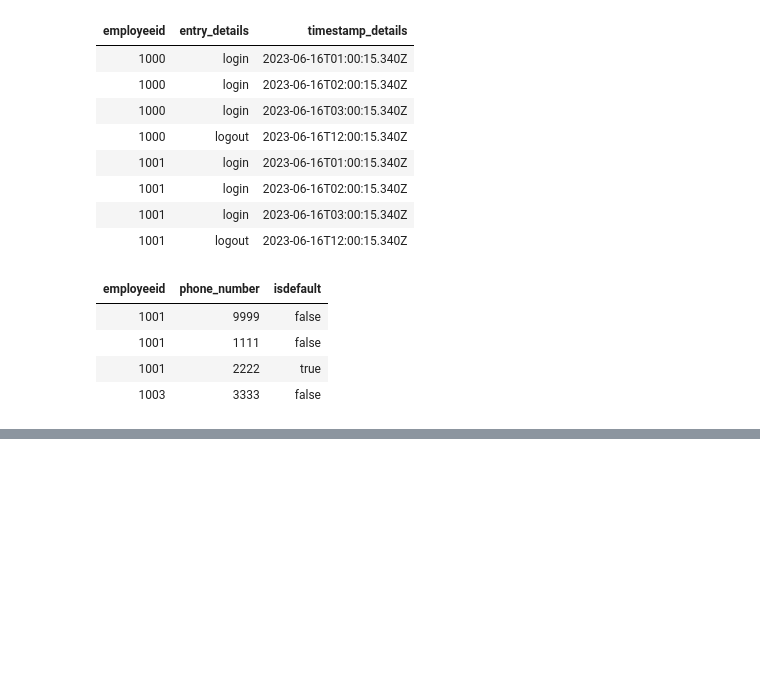
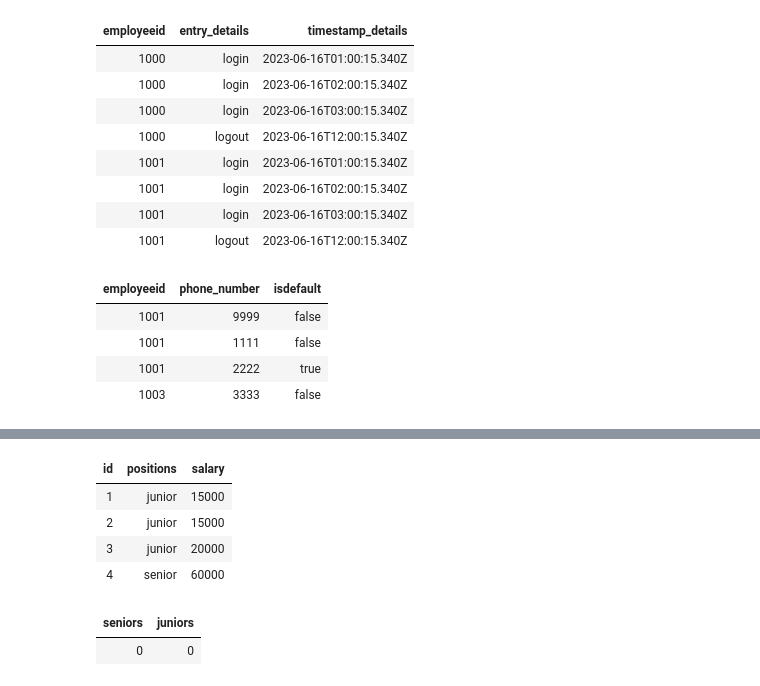
Before and after one commit to Rupam-1/SQL-Pyspark-practise_youtube, a Jupyter notebook: 06. SQL - Part4.ipynb, the cells around one changed output, grey strips where cells are left out. Saved outputs shown, nothing was run; the diff lists cells and outputs as text; code cells hidden in the pictures; blank space fills up the shorter version.

```diff
--- a/06. SQL - Part4.ipynb
+++ b/06. SQL - Part4.ipynb
@@ -481,3 +481,61 @@ group by emp1_id;
 | emp1_id | employee_default_phone_number | max(total_entry) | max(total_logins) | max(total_logouts) | max(latest_login) | ... |
 | 1000 | null | 4 | 3 | 1 | 2023-06-16T03:00:15.340Z | ... |
 | 1001 | 2222 | 4 | 3 | 1 | 2023-06-16T03:00:15.340Z | ... |
+# %%
+%sql
+DROP TABLE IF EXISTS candidates;
+CREATE TABLE candidates (
+    id INT PRIMARY KEY,
+    positions VARCHAR(10) NOT NULL,
+    salary INT NOT NULL
+);
+
+--------------------------------  Test Case 1  ---------------------------------------
+-- INSERT INTO candidates VALUES
+-- (1, 'junior', 5000),
+-- (2, 'junior', 7000),
+-- (3, 'junior', 7000),
+-- (4, 'senior', 10000),
+-- (5, 'senior', 30000),
+-- (6, 'senior', 20000);
+
+
+----------------------------------- Test case 2 ---------------------------------------------
+-- insert into candidates values(20,'junior',10000);
+-- insert into candidates values(30,'senior',15000);
+-- insert into candidates values(40,'senior',30000);
+
+
+----------------------------------- Test case 3 ---------------------------------------------
+insert into candidates values(1,'junior',15000);
+insert into candidates values(2,'junior',15000);
+insert into candidates values(3,'junior',20000);
+insert into candidates values(4,'senior',60000);
+
+SELECT * FROM candidates;
+# %% [output]
+| id | positions | salary |
+| 1 | junior | 15000 |
+| 2 | junior | 15000 |
+| 3 | junior | 20000 |
+| 4 | senior | 60000 |
+# %%
+%sql
+with cte as (
+    select *,
+        sum(salary) over(partition by positions order by salary rows between unbounded preceding and current row) as running_total
+    from candidates
+),
+cte1 as (
+    select count(*) as seniors, sum(salary) as s_salary from cte
+    where positions = "senior" and running_total < 50000
+),
+cte2 as (
+    select count(*) as juniors from cte
+    where positions = "junior" and running_total <= (50000 - (select s_salary from cte1))
+)
+
+select seniors, juniors from cte1, cte2;
+# %% [output]
+| seniors | juniors |
+| 0 | 0 |
```
Also changed, not shown: 1 other file.
